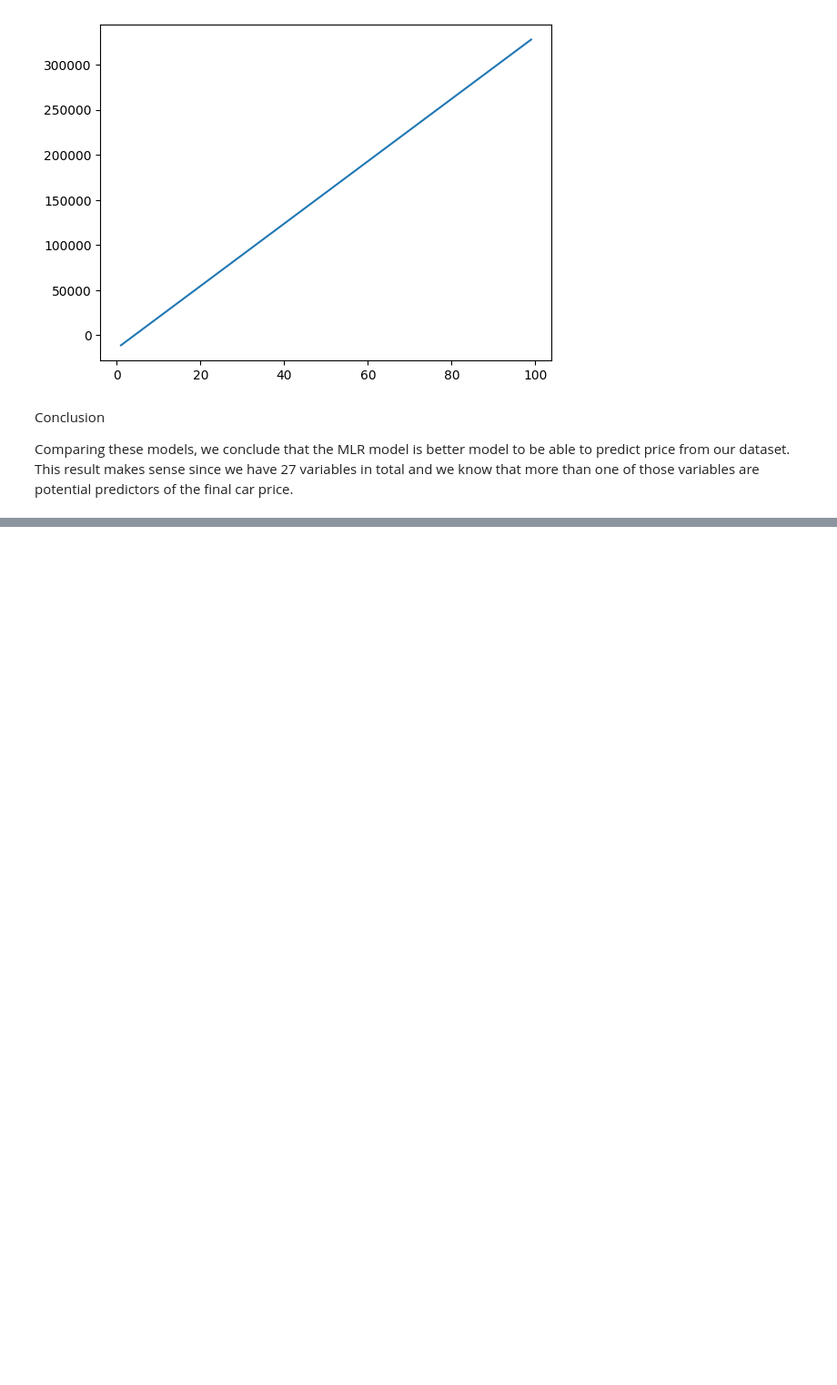
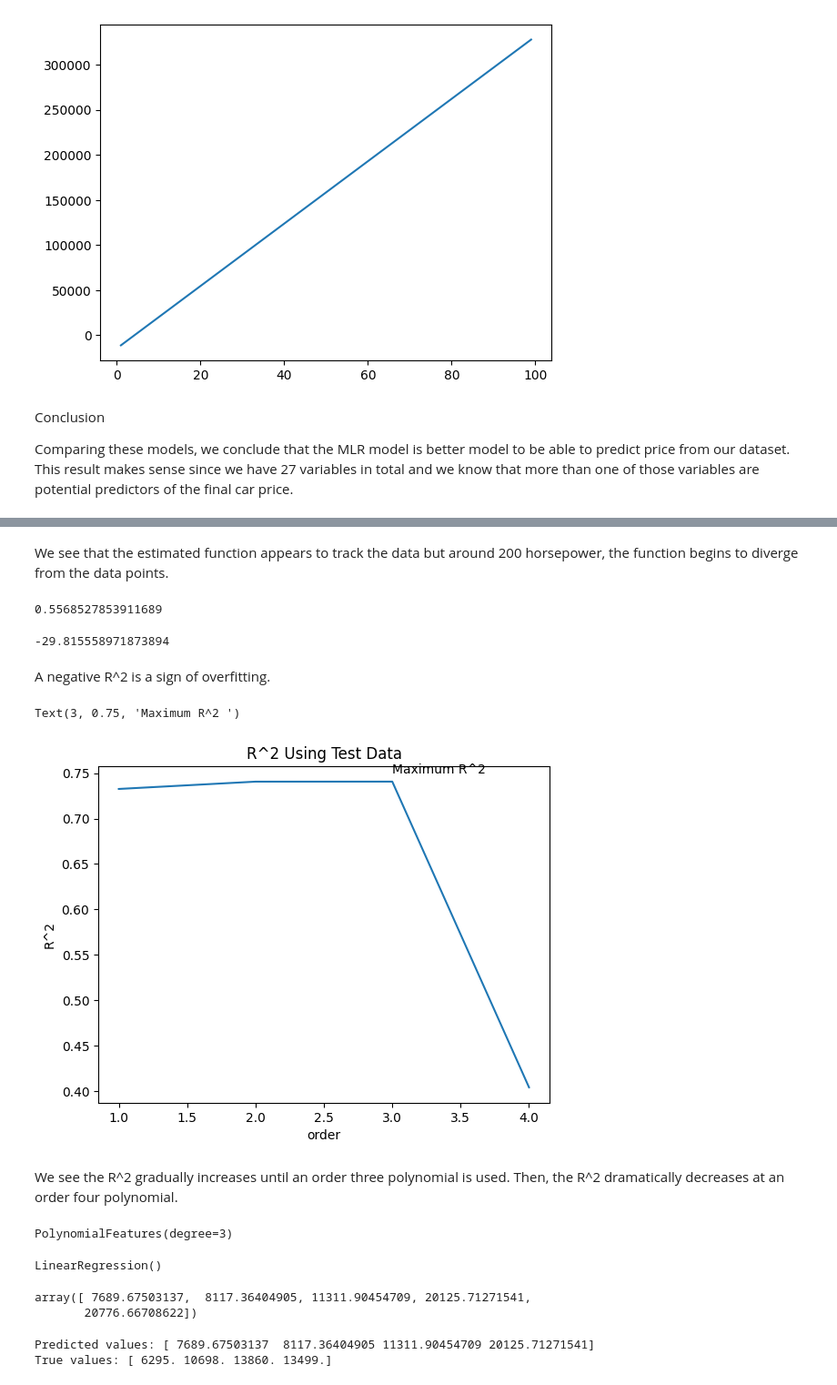
Before and after one commit to taisakamisarava/Auto_price_prediction, a Jupyter notebook: Autos.ipynb, the cells around one changed output, grey strips where cells are left out. Shown at 91% size. Cells and saved outputs as stored; diff of their text form; code cells hidden in the pictures; blank space fills up the shorter version.

```diff
--- a/Autos.ipynb
+++ b/Autos.ipynb
@@ -1192,0 +1483,69 @@ Comparing these models, we conclude that the MLR model is better model to be abl
+# %% [markdown]
+We see that the estimated function appears to track the data but around 200 horsepower, the function begins to diverge from the data points.
+# %%
+# R^2 of the training data:
+
+poly.score(x_train_pr, y_train)
+# %% [output]
+0.5568527853911689
+# %%
+# R^2 of the test data:
+
+poly.score(x_test_pr, y_test)
+# %% [output]
+-29.815558971873894
+# %% [markdown]
+A negative R^2 is a sign of overfitting.
+# %%
+# Let's see how the R^2 changes on the test data for different order polynomials and  plot the results:
+
+Rsqu_test = []
+
+order = [1, 2, 3, 4]
+for n in order:
+    pr = PolynomialFeatures(degree=n)
+    x_train_pr = pr.fit_transform(x_train[['horsepower']])
+    x_test_pr = pr.fit_transform(x_test[['horsepower']])
+    lr.fit(x_train_pr, y_train)
+    Rsqu_test.append(lr.score(x_test_pr, y_test))
+
+plt.plot(order, Rsqu_test)
+plt.xlabel('order')
+plt.ylabel('R^2')
+plt.title('R^2 Using Test Data')
+plt.text(3, 0.75, 'Maximum R^2 ')
+# %% [output]
+Text(3, 0.75, 'Maximum R^2 ')
+[figure, added]
+# %% [markdown]
+We see the R^2 gradually increases until an order three polynomial is used. Then, the R^2 dramatically decreases at an order four polynomial.
+# %%
+# Ok, then we will develop order three polynomial and check it
+
+pr3 = PolynomialFeatures(degree = 3)
+x_train_pr3 = pr3.fit_transform(x_train[['horsepower']])
+x_test_pr3 = pr3.fit_transform(x_test[['horsepower']])
+pr3
+# %% [output]
+PolynomialFeatures(degree=3)
+# %%
+# Now, let's create a Linear Regression model "poly" and train it.
+
+poly3 = LinearRegression()
+poly3.fit(x_train_pr3, y_train)
+# %% [output]
+LinearRegression()
+# %%
+# We can see the output of our model using the method "predict." We assign the values to "yhat".
+
+yhat3 = poly3.predict(x_test_pr3)
+yhat3[0:5]
+# %% [output]
+array([ 7689.67503137,  8117.36404905, 11311.90454709, 20125.71271541,
+       20776.66708622])
+# %%
+print("Predicted values:", yhat3[0:4])
+print("True values:", y_test[0:4].values)
+# %% [output]
+Predicted values: [ 7689.67503137  8117.36404905 11311.90454709 20125.71271541]
+True values: [ 6295. 10698. 13860. 13499.]
```
Also changed, not shown: parts of 44 cells of this notebook.
